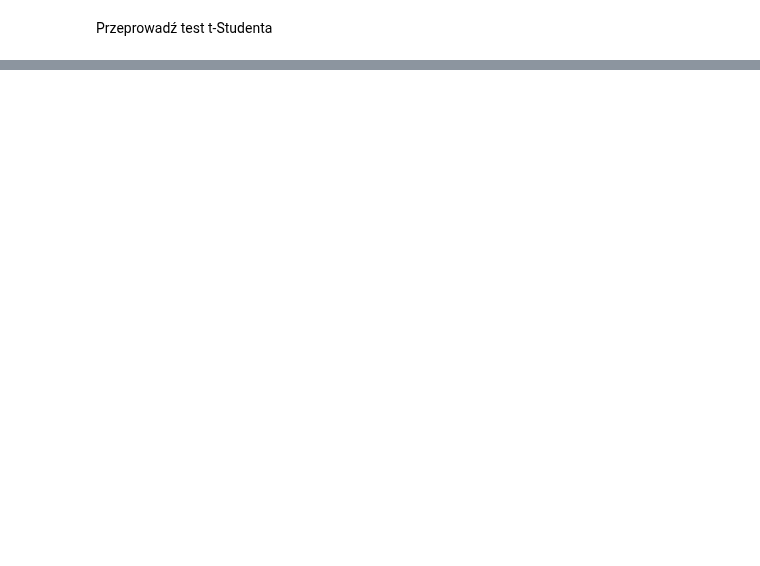
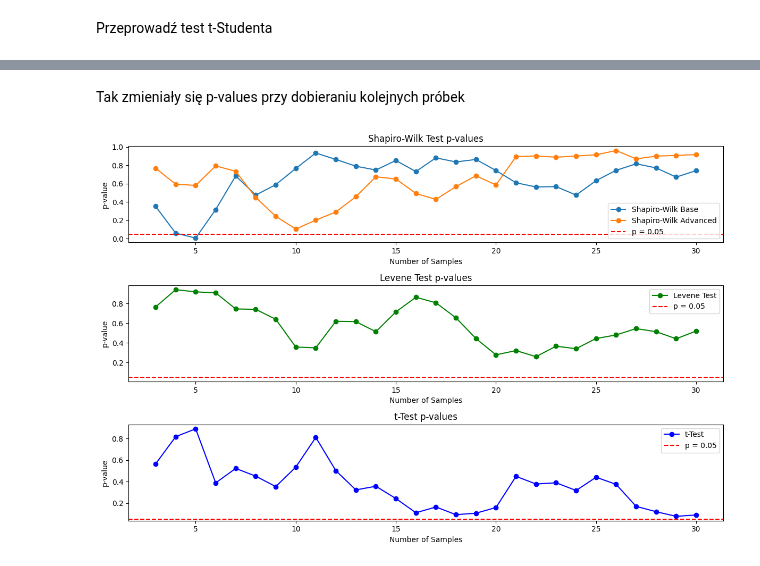
Before and after one commit to sz-aleksandra/premium-candidate-predictor, a Jupyter notebook: ab_experiment.ipynb, the cells around one changed output, grey strips where cells are left out. Drawn from its saved outputs; the diff is of its cells as text; code cells hidden in the pictures; blank space fills up the shorter version.

Commit message:
fixed results json and added plots for p-values over time

```diff
--- a/ab_experiment.ipynb
+++ b/ab_experiment.ipynb
@@ -344,3 +385,11 @@ Różnica w dokładności jest statystycznie istotna
 Model zaawansowany ma lepszą dokładność
 Różnica w F1-Score jest statystycznie istotna
 Model zaawansowany ma lepszy F1-Score
+# %% [markdown]
+Tak zmieniały się p-values przy dobieraniu kolejnych próbek
+# %%
+plot_pvalue_changes(base_precisions, advanced_precisions)
+plot_pvalue_changes(base_accuracies, advanced_accuracies)
+plot_pvalue_changes(base_accuracies, advanced_accuracies)
+# %% [output]
+[figure, added]
```
Also changed, not shown: parts of 8 cells of this notebook, 1 other file.
